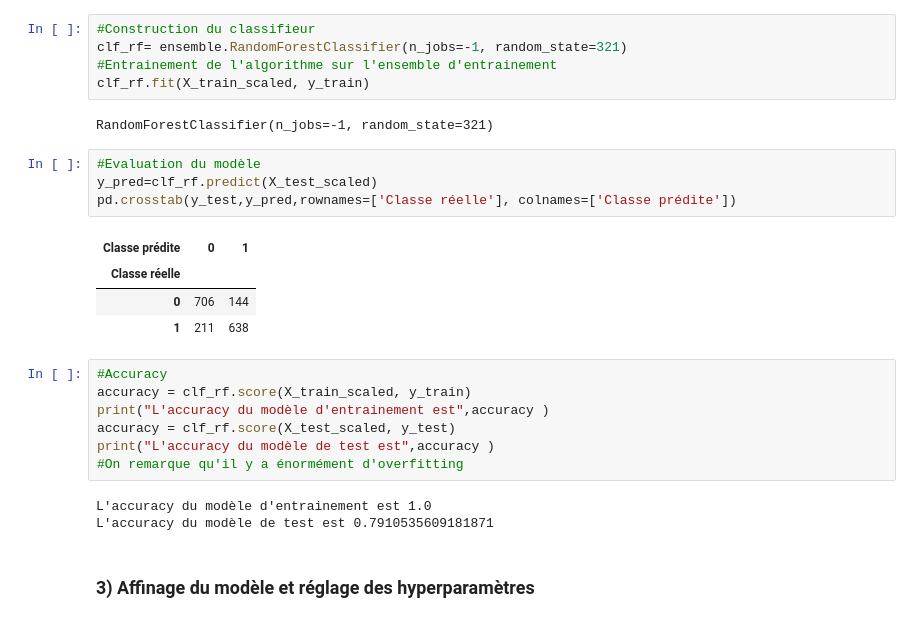
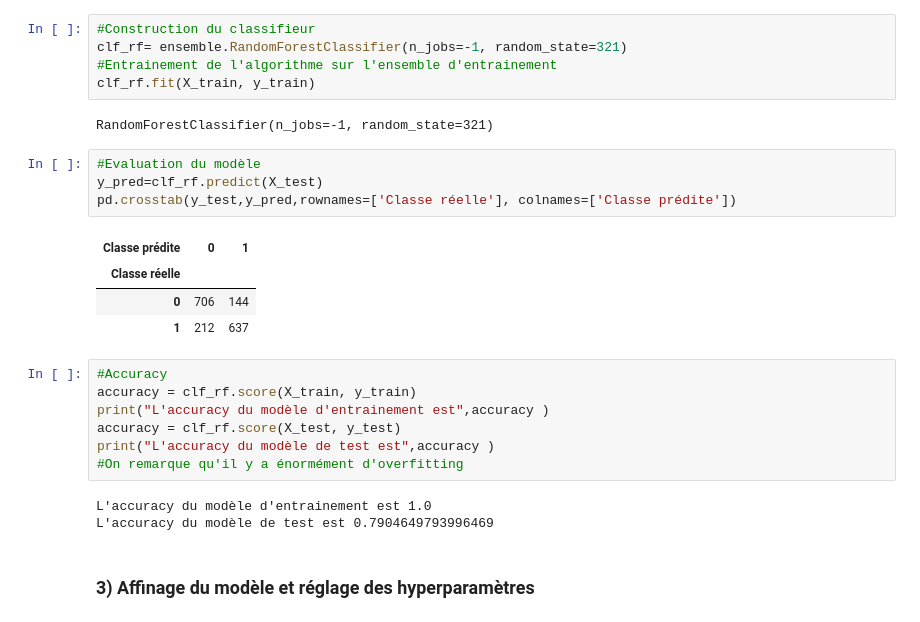
Before and after one commit to G-RELIQUET/Spaceship-Titanic, a Jupyter notebook: Etude.ipynb, the cells around one changed output. Cells and saved outputs as stored; diff of their text form.

```diff
--- a/Etude.ipynb
+++ b/Etude.ipynb
@@ -1116,28 +1218,28 @@ X_test_scaled=scaler.transform(X_test)
 #Construction du classifieur
 clf_rf= ensemble.RandomForestClassifier(n_jobs=-1, random_state=321)
 #Entrainement de l'algorithme sur l'ensemble d'entrainement
-clf_rf.fit(X_train_scaled, y_train)
+clf_rf.fit(X_train, y_train)
 # %% [output]
 RandomForestClassifier(n_jobs=-1, random_state=321)
 # %%
 #Evaluation du modèle
-y_pred=clf_rf.predict(X_test_scaled)
+y_pred=clf_rf.predict(X_test)
 pd.crosstab(y_test,y_pred,rownames=['Classe réelle'], colnames=['Classe prédite'])
 # %% [output]
 | Classe prédite | 0 | 1 |
 | Classe réelle |  |  |
 | 0 | 706 | 144 |
-| 1 | 211 | 638 |
+| 1 | 212 | 637 |
 # %%
 #Accuracy
-accuracy = clf_rf.score(X_train_scaled, y_train)
+accuracy = clf_rf.score(X_train, y_train)
 print("L'accuracy du modèle d'entrainement est",accuracy )
-accuracy = clf_rf.score(X_test_scaled, y_test)
+accuracy = clf_rf.score(X_test, y_test)
 print("L'accuracy du modèle de test est",accuracy )
 #On remarque qu'il y a énormément d'overfitting
 # %% [output]
 L'accuracy du modèle d'entrainement est 1.0
-L'accuracy du modèle de test est 0.7910535609181871
+L'accuracy du modèle de test est 0.7904649793996469
 # %% [markdown]
 ### 3) Affinage du modèle et réglage des hyperparamètres
 # %%
```
Also changed, not shown: parts of 65 cells of this notebook.
